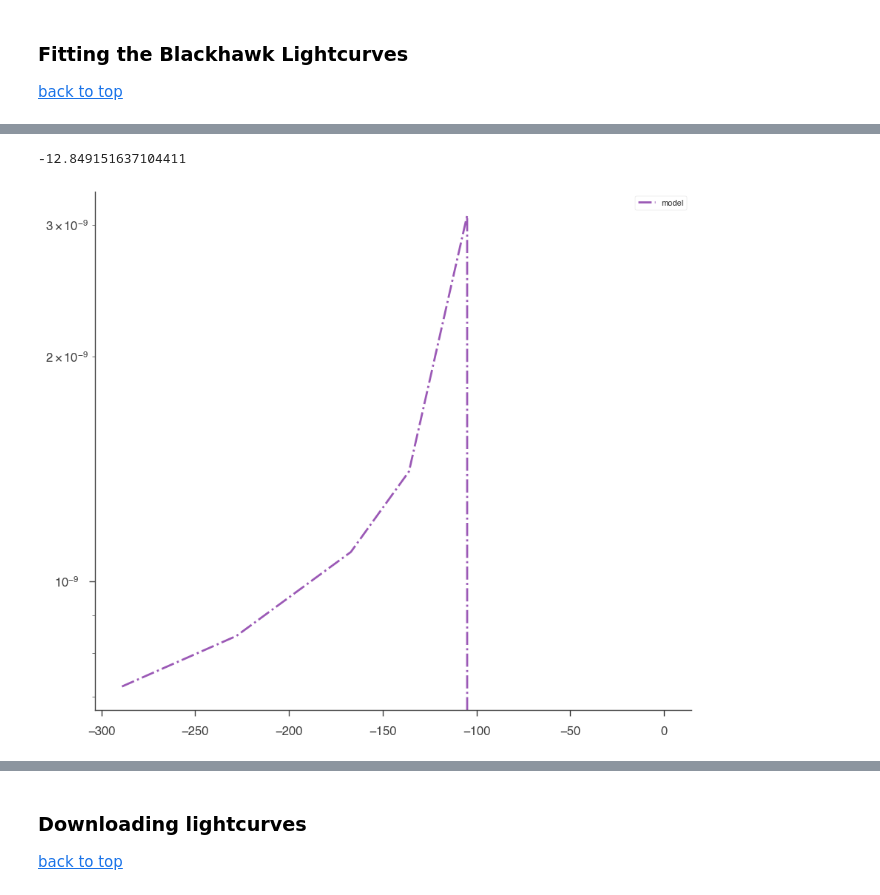
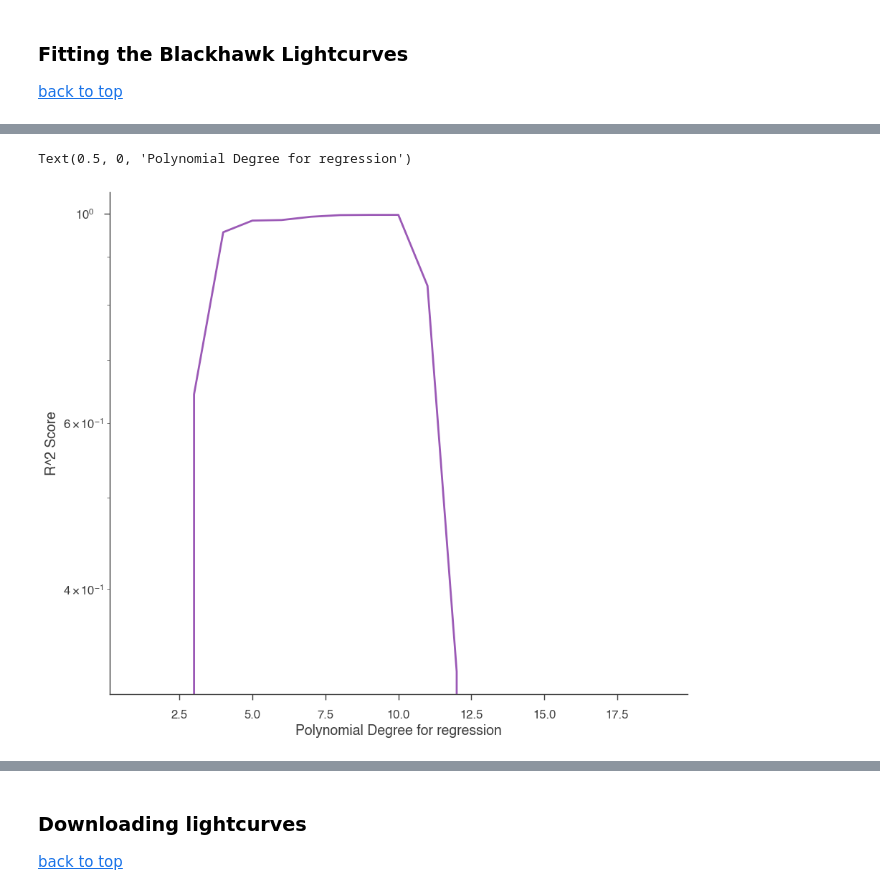
Before and after one commit to xboluna/Research, a Jupyter notebook: BHRad/Lightcurve_Fitting/Fitting.ipynb, the cells around one changed output, grey strips where cells are left out. Drawn from its saved outputs; the diff is of its cells as text; code cells hidden in the pictures.

```diff
--- a/BHRad/Lightcurve_Fitting/Fitting.ipynb
+++ b/BHRad/Lightcurve_Fitting/Fitting.ipynb
@@ -135,10 +118,4 @@ theory = pd.read_csv('../Modelling/Blackhawk/t90_hardness_ratio/hardnessratios.t
 # Get data for the last 300s
 theory = theory.loc[theory['Time to Death']<300]
 
-time = theory['Time to Death']
-data = theory['EdndE-200keV']
-
-# Reset to x-axis
-data -= data.min()
-
-time = time*-1
+theory = np.log(theory)
@@ -195,19 +122,27 @@ insert order U test : converged: True correlation: inf iterations
-# %%
-fig, ax = plt.subplots()
-
-#ax.scatter(time, data, marker='x', label='data', color='black')
-
-params = (
-    0.00000000588, 0.4, -100
-)
-
-model = simplified_model(params)
-
-ax.plot(time, model, '-.', label='model')
-ax.legend()
-ax.set_yscale('log')
-
-print(r2_score(data, model))
-# %% [output]
--12.849151637104411
-[figure, removed]
+# %%
+from sklearn.linear_model import LinearRegression
+from sklearn.preprocessing import PolynomialFeatures
+
+scores = []
+
+def fit(degree):
+    polyfit = PolynomialFeatures(degree = degree, include_bias=False)
+    data = polyfit.fit_transform(theory[['Time to Death']])
+    data = pd.DataFrame(data, columns = polyfit.get_feature_names_out())
+    lr = LinearRegression()
+    lr.fit(data, theory['EdndE-200keV'])
+    return lr, data
+
+for degree in range(1,20):
+    lr, data = fit(degree)
+
+    scores.append(r2_score(lr.predict(data), theory['EdndE-200keV']))
+# %%
+plt.plot(range(1,20), scores)
+plt.yscale('log')
+
+plt.ylabel('R^2 Score')
+plt.xlabel('Polynomial Degree for regression')
+# %% [output]
+Text(0.5, 0, 'Polynomial Degree for regression')
+[figure, added]
```
Also changed, not shown: parts of 13 cells of this notebook.
